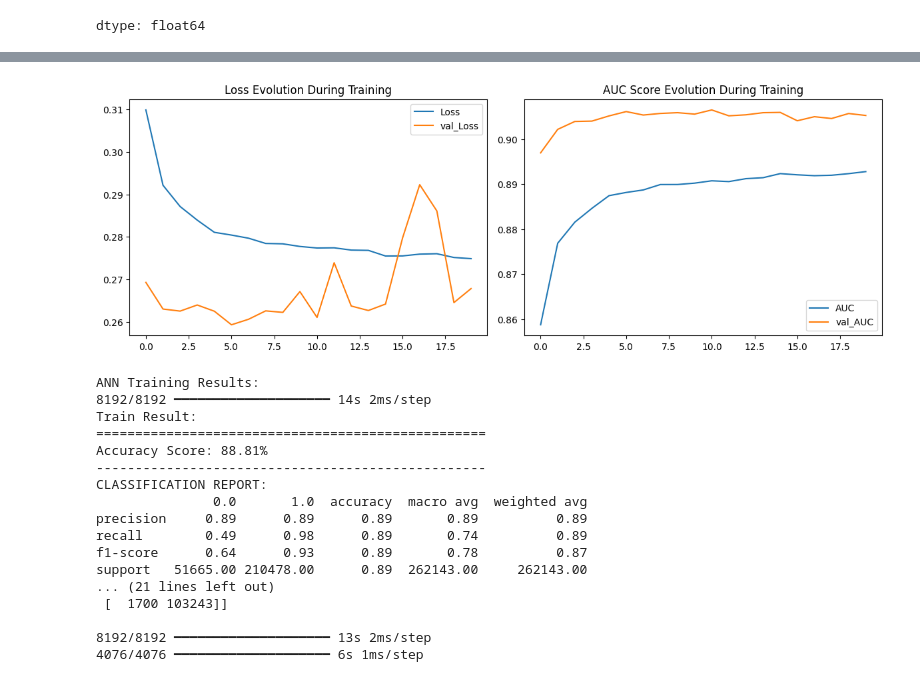
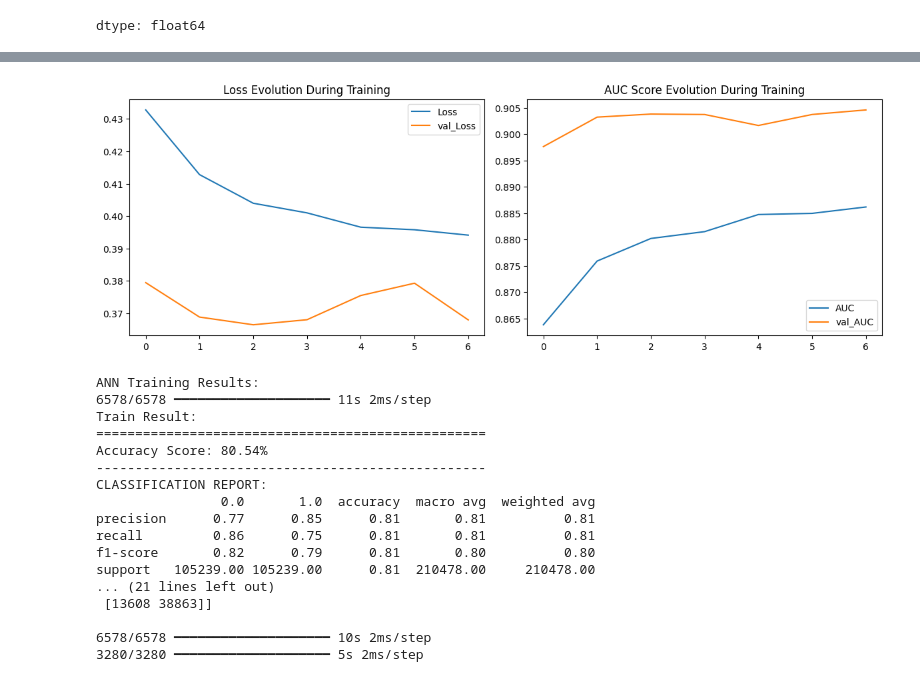
Before and after one commit to attabeezy/seqcredit, a Jupyter notebook: credit_risk_prediction_v1b.ipynb, the cells around one changed output, grey strips where cells are left out. Drawn from its saved outputs; the diff is of its cells as text; code cells hidden in the pictures.

```diff
--- a/credit_risk_prediction_v1b.ipynb
+++ b/credit_risk_prediction_v1b.ipynb
@@ -377,7 +431,7 @@ def nn_model(num_columns, num_labels, hidden_units, dropout_rates, learning_rate
     return model
 # %%
 # ARTIFICIAL NEURAL NETWORK
-num_columns = X_train.shape[1]
+num_columns = X_train_bal.shape[1]
 num_labels = 1
 hidden_units = [150, 150, 150]
 dropout_rates = [0.1, 0, 0.1, 0]
@@ -392,9 +446,9 @@ ann_model = nn_model(
 )
 
 r = ann_model.fit(
-    X_train, y_train,
-    validation_data=(X_test, y_test),
-    epochs=20,
+    X_train_bal, y_train_bal,
+    validation_data=(X_test_bal, y_test_bal),
+    epochs=7,
     batch_size=32,
     verbose=1
 )
@@ -402,17 +456,17 @@ r = ann_model.fit(
 plot_learning_evolution(r)
 
 print("\nANN Training Results:")
-y_train_pred = ann_model.predict(X_train)
-print_score(y_train, y_train_pred.round(), train=True)
+y_train_pred = ann_model.predict(X_train_bal)
+print_score(y_train_bal, y_train_pred.round(), train=True)
 
 print("\nANN Test Results:")
-y_test_pred = ann_model.predict(X_test)
-print_score(y_test, y_test_pred.round(), train=False)
+y_test_pred = ann_model.predict(X_test_bal)
+print_score(y_test_bal, y_test_pred.round(), train=False)
 
 scores_dict = {
     'ANNs': {
-        'Train': roc_auc_score(y_train, ann_model.predict(X_train)),
-        'Test': roc_auc_score(y_test, ann_model.predict(X_test)),
+        'Train': roc_auc_score(y_train_bal, ann_model.predict(X_train_bal)),
+        'Test': roc_auc_score(y_test_bal, ann_model.predict(X_test_bal)),
     },
 }
 # %% [output]
@@ -436,21 +487,21 @@ Epoch 20/20
-[figure, old version]
+[figure, new version]
 ANN Training Results:
-8192/8192 ━━━━━━━━━━━━━━━━━━━━ 14s 2ms/step
+6578/6578 ━━━━━━━━━━━━━━━━━━━━ 11s 2ms/step
 Train Result:
 ==================================================
-Accuracy Score: 88.81%
+Accuracy Score: 80.54%
 --------------------------------------------------
 CLASSIFICATION REPORT:
-               0.0       1.0  accuracy  macro avg  weighted avg
-precision     0.89      0.89      0.89       0.89          0.89
-recall        0.49      0.98      0.89       0.74          0.89
-f1-score      0.64      0.93      0.89       0.78          0.87
-support   51665.00 210478.00      0.89  262143.00     262143.00
+                0.0       1.0  accuracy  macro avg  weighted avg
+precision      0.77      0.85      0.81       0.81          0.81
+recall         0.86      0.75      0.81       0.81          0.81
+f1-score       0.82      0.79      0.81       0.80          0.80
+support   105239.00 105239.00      0.81  210478.00     210478.00
 ... (21 lines left out)
- [  1700 103243]]
+ [13608 38863]]
 
-8192/8192 ━━━━━━━━━━━━━━━━━━━━ 13s 2ms/step
-4076/4076 ━━━━━━━━━━━━━━━━━━━━ 6s 1ms/step
+6578/6578 ━━━━━━━━━━━━━━━━━━━━ 10s 2ms/step
+3280/3280 ━━━━━━━━━━━━━━━━━━━━ 5s 2ms/step
 # %%
 # XGBOOST CLASSIFIER
 
```
Also changed, not shown: parts of 5 cells of this notebook.
